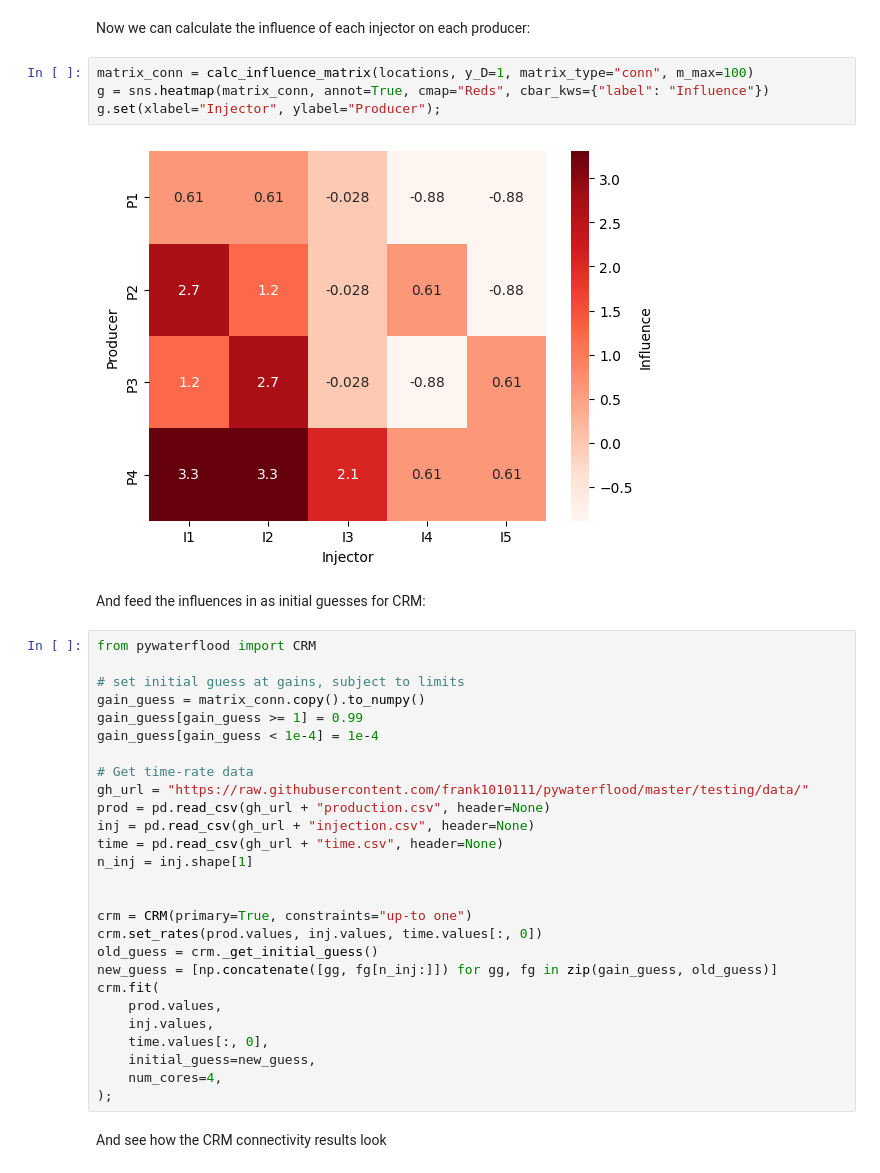
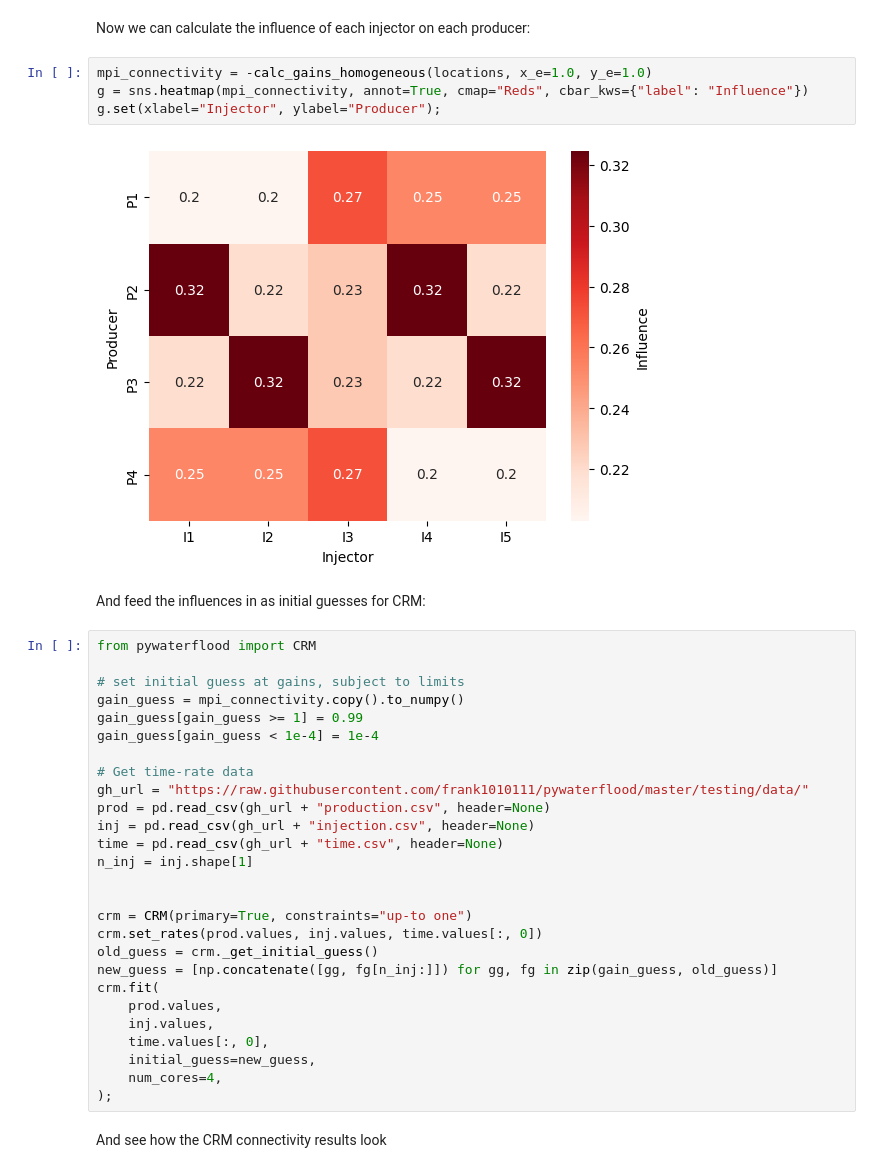
Before and after one commit to frank1010111/pywaterflood, a Jupyter notebook: docs/user-guide/multiwell-productivity-index.ipynb, the cells around one changed output. Drawn from its saved outputs; the diff is of its cells as text.

```diff
--- a/docs/user-guide/multiwell-productivity-index.ipynb
+++ b/docs/user-guide/multiwell-productivity-index.ipynb
@@ -50,18 +50,18 @@ for i, label in enumerate(locations.index):
 # %% [markdown]
 Now we can calculate the influence of each injector on each producer:
 # %%
-matrix_conn = calc_influence_matrix(locations, y_D=1, matrix_type="conn", m_max=100)
-g = sns.heatmap(matrix_conn, annot=True, cmap="Reds", cbar_kws={"label": "Influence"})
+mpi_connectivity = -calc_gains_homogeneous(locations, x_e=1.0, y_e=1.0)
+g = sns.heatmap(mpi_connectivity, annot=True, cmap="Reds", cbar_kws={"label": "Influence"})
 g.set(xlabel="Injector", ylabel="Producer");
 # %% [output]
-[figure, old version]
+[figure, new version]
 # %% [markdown]
 And feed the influences in as initial guesses for CRM:
 # %%
 from pywaterflood import CRM
 
 # set initial guess at gains, subject to limits
-gain_guess = matrix_conn.copy().to_numpy()
+gain_guess = mpi_connectivity.copy().to_numpy()
 gain_guess[gain_guess >= 1] = 0.99
 gain_guess[gain_guess < 1e-4] = 1e-4
 
```
Also changed, not shown: parts of 2 cells of this notebook.
